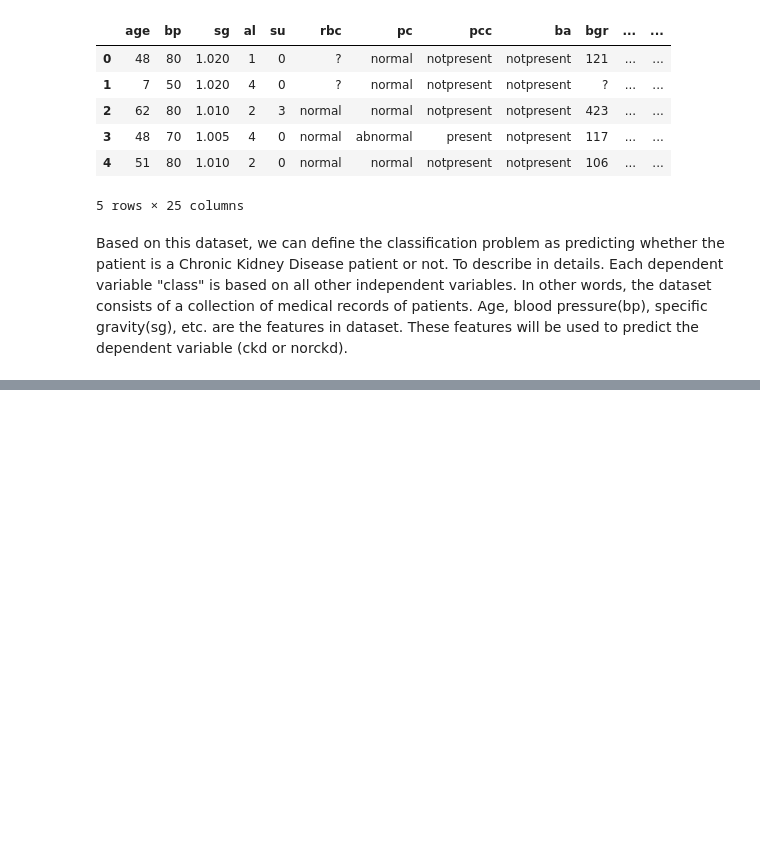
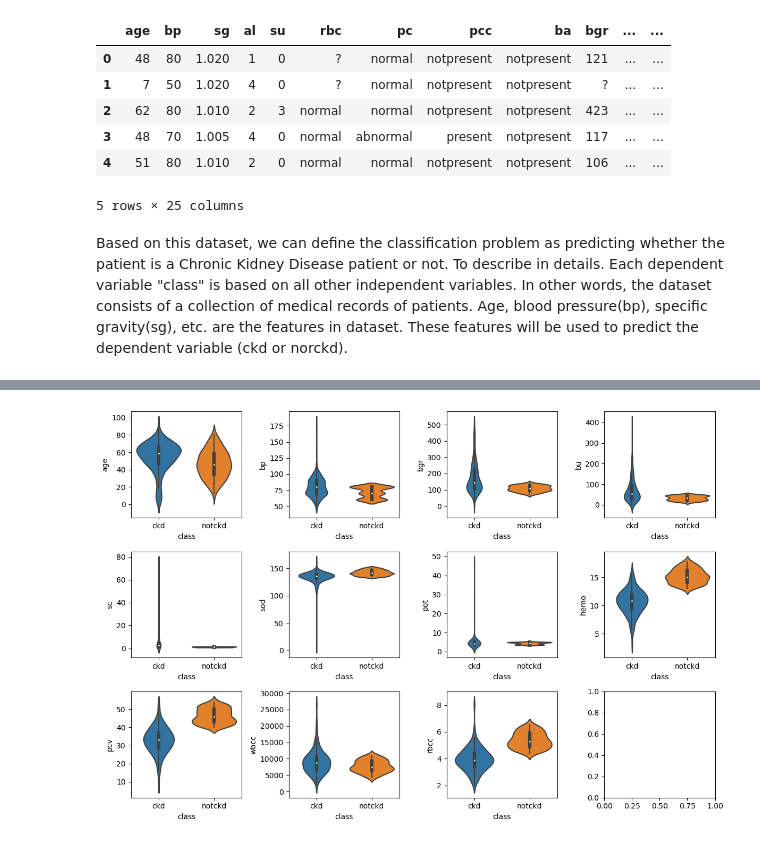
Before and after one commit to YS-02/Chronic-Kidney-Disease-Classification-Challenge, a Jupyter notebook: YS.ipynb, the cells around one changed output, grey strips where cells are left out. Saved outputs shown, nothing was run; the diff lists cells and outputs as text; code cells hidden in the pictures; blank space fills up the shorter version.

```diff
--- a/YS.ipynb
+++ b/YS.ipynb
@@ -44,0 +184,10 @@ Based on this dataset, we can define the classification problem as predicting wh
+# %%
+# A categorical and continuous variables - violin plot
+fig, axes = plt.subplots(3, 4, figsize=(12, 8))
+for i, ax in enumerate(axes.flat):
+    if i < len(df_numeric.columns):
+        sns.violinplot(x='class', y=df_numeric.columns[i], data=df_clean, ax=ax)
+plt.tight_layout()
+plt.show()
+# %% [output]
+[figure, added]
```
Also changed, not shown: parts of 29 cells of this notebook.
